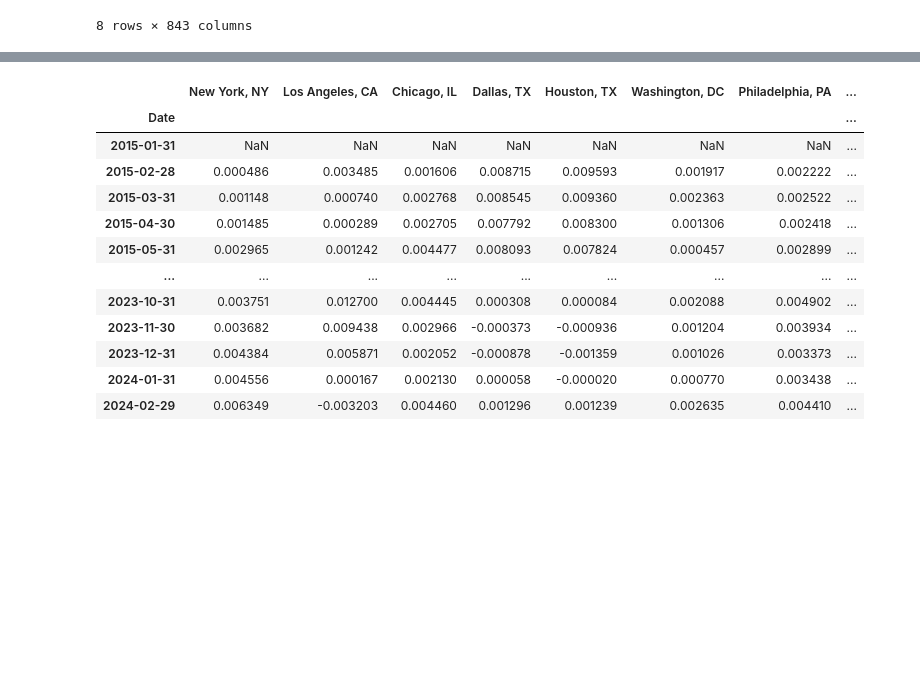
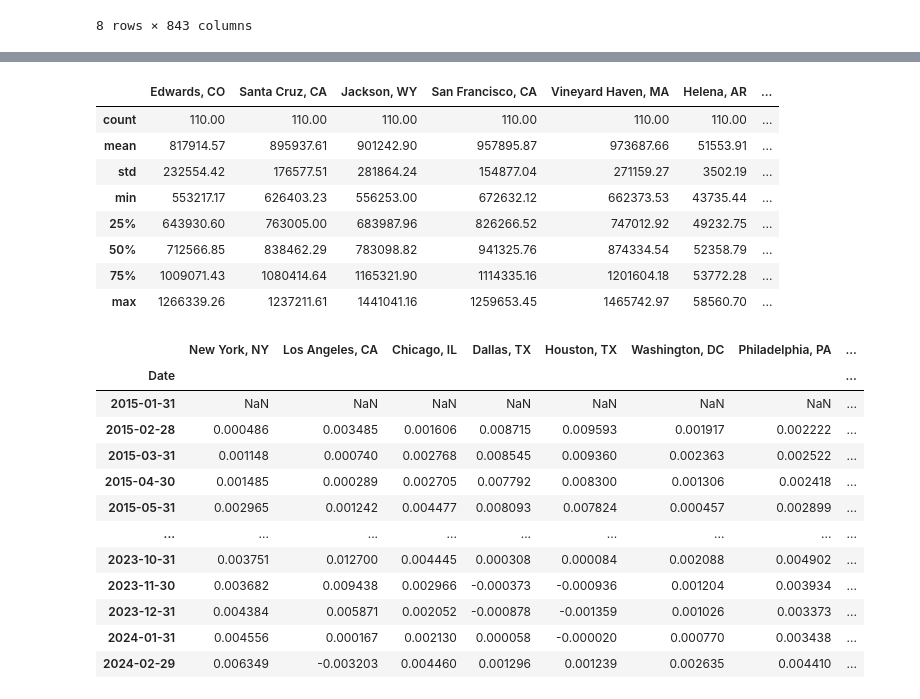
Before and after one commit to brittnwatts/housing-market-project, a Jupyter notebook: Code/hv_analysis.ipynb, the cells around one changed output, grey strips where cells are left out. Saved outputs shown, nothing was run; the diff lists cells and outputs as text; code cells hidden in the pictures; blank space fills up the shorter version.

```diff
--- a/Code/hv_analysis.ipynb
+++ b/Code/hv_analysis.ipynb
@@ -93,0 +92,15 @@ home_values_summary.to_csv('..\Output\hv_stats.csv', index=False)
+# %%
+# view the statistics for 5 cities with the highest and lowest mean values
+
+# finding all the mean values and their indexes(city name)
+hv_mean_values = home_values_summary.loc['mean']
+
+# sorting these values ascending
+sorted_means = hv_mean_values.sort_values()
+print(sorted_means.tail(5))
+# Get the top 5 and bottom 5 cities based on mean values
+top_5_cities = sorted_means.tail(5).index
+bottom_5_cities = sorted_means.head(5).index
+
+# print the cities into lists
+print(top_5_cities,bottom_5_cities)
@@ -93,0 +119,18 @@ home_values_summary.to_csv('..\Output\hv_stats.csv', index=False)
+# %%
+# Pulling the summary statistics for home values for the top 5 cities and lowest 5 cities
+pd.options.display.float_format = '{:.2f}'.format
+
+top_5_stats = home_values_summary.loc[:, top_5_cities]
+bottom_5_stats = home_values_summary.loc[:, bottom_5_cities]
+hv_stats_head_tail = pd.concat([top_5_stats, bottom_5_stats], axis=1)
+hv_stats_head_tail
+# %% [output]
+|  | Edwards, CO | Santa Cruz, CA | Jackson, WY | San Francisco, CA | Vineyard Haven, MA | Helena, AR | ... |
+| count | 110.00 | 110.00 | 110.00 | 110.00 | 110.00 | 110.00 | ... |
+| mean | 817914.57 | 895937.61 | 901242.90 | 957895.87 | 973687.66 | 51553.91 | ... |
+| std | 232554.42 | 176577.51 | 281864.24 | 154877.04 | 271159.27 | 3502.19 | ... |
+| min | 553217.17 | 626403.23 | 556253.00 | 672632.12 | 662373.53 | 43735.44 | ... |
+| 25% | 643930.60 | 763005.00 | 683987.96 | 826266.52 | 747012.92 | 49232.75 | ... |
+| 50% | 712566.85 | 838462.29 | 783098.82 | 941325.76 | 874334.54 | 52358.79 | ... |
+| 75% | 1009071.43 | 1080414.64 | 1165321.90 | 1114335.16 | 1201604.18 | 53772.28 | ... |
+| max | 1266339.26 | 1237211.61 | 1441041.16 | 1259653.45 | 1465742.97 | 58560.70 | ... |
```
Also changed, not shown: parts of 12 cells of this notebook, 2 other files.
